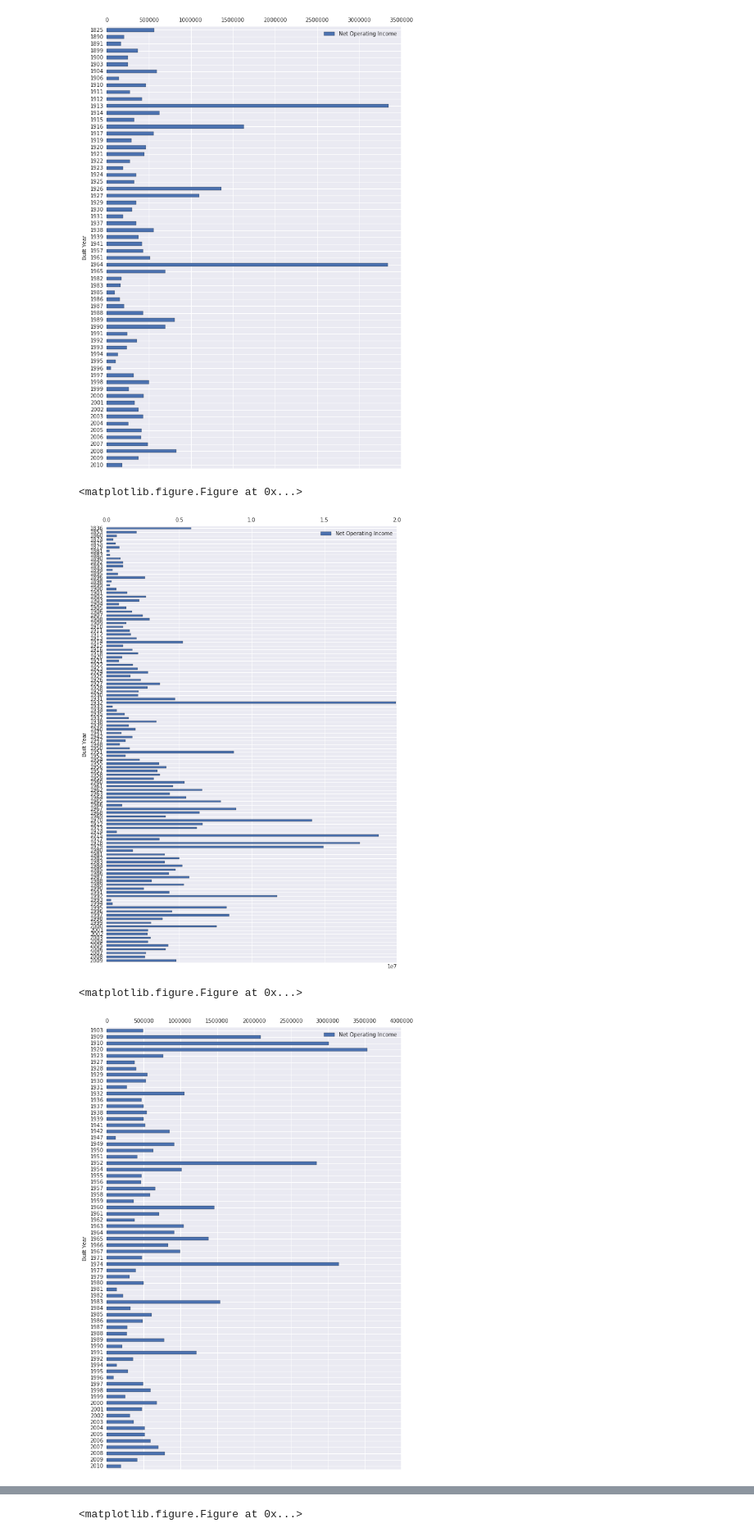
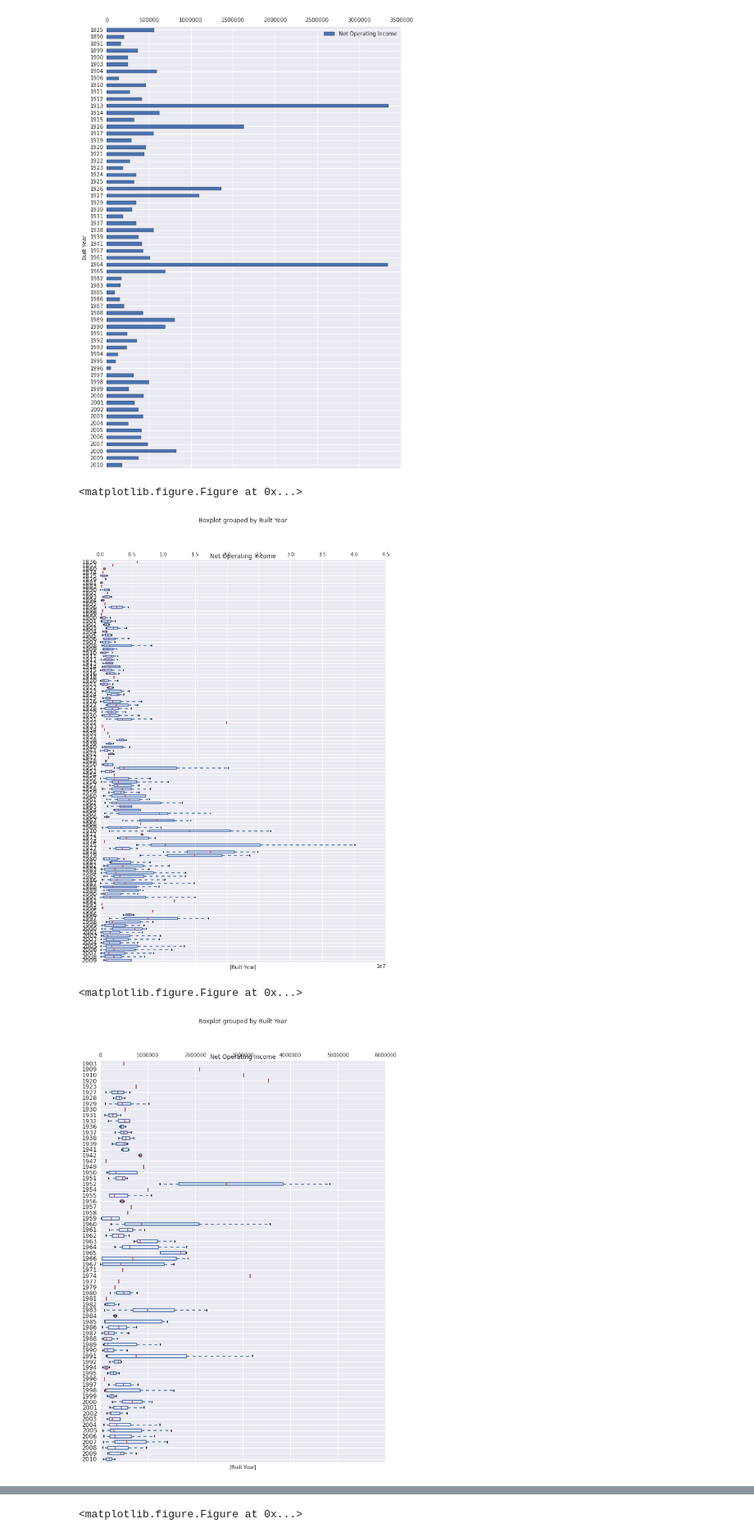
Before and after one commit to grauwolf32/ITDMProject, a Jupyter notebook: Untitled.ipynb, the cells around one changed output, grey strips where cells are left out. Shown at 82% size. Saved outputs shown, nothing was run; the diff lists cells and outputs as text; code cells hidden in the pictures.

```diff
--- a/Untitled.ipynb
+++ b/Untitled.ipynb
@@ -186,15 +183,15 @@ barh_plot(ny_rental_data["booklyn"],[14,20],["Built Year","Net Operating Income"
 <matplotlib.figure.Figure at 0x...>
 [figure]
 # %%
-barh_plot(ny_rental_data["manhattan"],[14,20],["Built Year","Net Operating Income"])
+box_plot(ny_rental_data["manhattan"],[14,20],["Built Year","Net Operating Income"])
 # %% [output]
 <matplotlib.figure.Figure at 0x...>
-[figure, old version]
+[figure, new version]
 # %%
-barh_plot(ny_rental_data["queens"],[14,20],["Built Year","Net Operating Income"])
+box_plot(ny_rental_data["queens"],[14,20],["Built Year","Net Operating Income"])
 # %% [output]
 <matplotlib.figure.Figure at 0x...>
-[figure, old version]
+[figure, new version]
 # %%
 def get_feature_percent_rate(dataset,feature_num,feature_name):
     f_values = list(set([i[feature_num] for i in dataset]))
```
Also changed, not shown: parts of 40 cells of this notebook, 1 other file.
